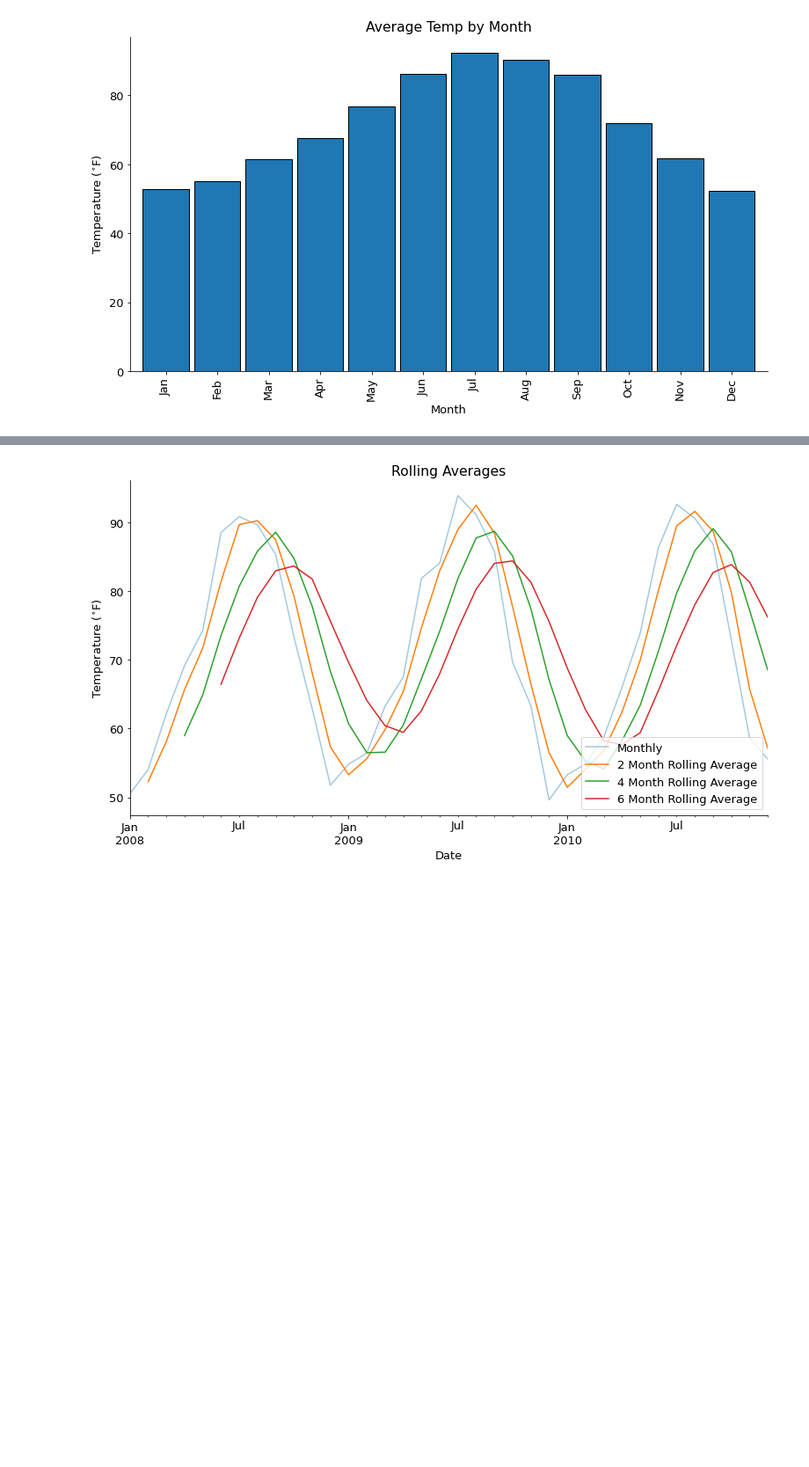
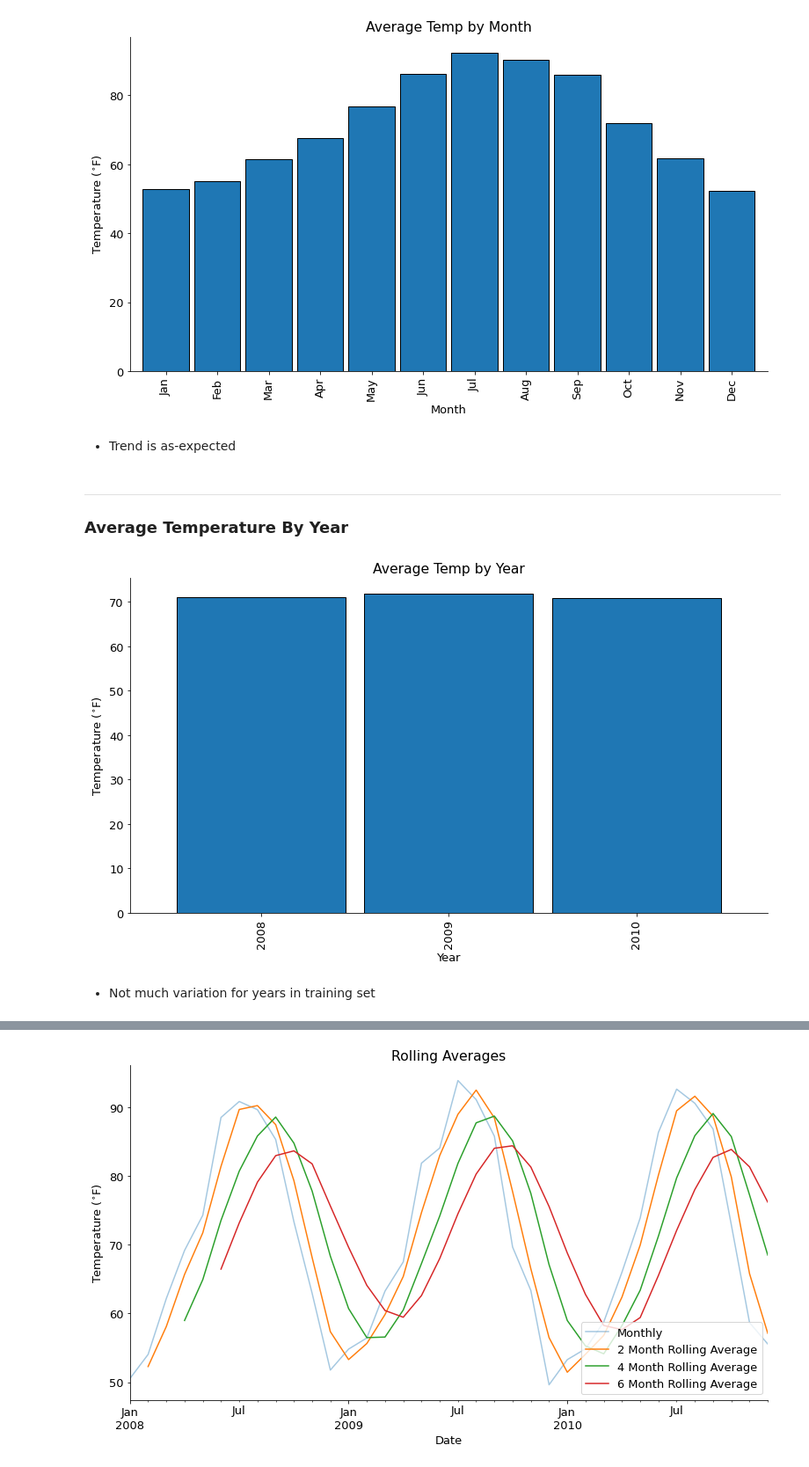
Before and after one commit to adam-talbot/time-series-project, a Jupyter notebook: final_notebook.ipynb, the cells around one changed output, grey strips where cells are left out. Shown at 88% size. Drawn from its saved outputs; the diff is of its cells as text; code cells hidden in the pictures; blank space fills up the shorter version.

```diff
--- a/final_notebook.ipynb
+++ b/final_notebook.ipynb
@@ -101,3 +107,18 @@ plt.ylabel('Temperature ($^{\circ}$F)')
 plt.xlabel('Month');
 # %% [output]
 [figure]
+# %% [markdown]
+- Trend is as-expected
+# %% [markdown]
+---
+### Average Temperature By Year
+# %%
+# Let's take a look at the average temperature by month
+ax = train.avg_temp.groupby(train.index.strftime('%Y')).mean().plot.bar(width=.9, ec='black')
+plt.title('Average Temp by Year')
+plt.ylabel('Temperature ($^{\circ}$F)')
+plt.xlabel('Year');
+# %% [output]
+[figure, added]
+# %% [markdown]
+- Not much variation for years in training set
```
Also changed, not shown: parts of 29 cells of this notebook, 2 other files.
